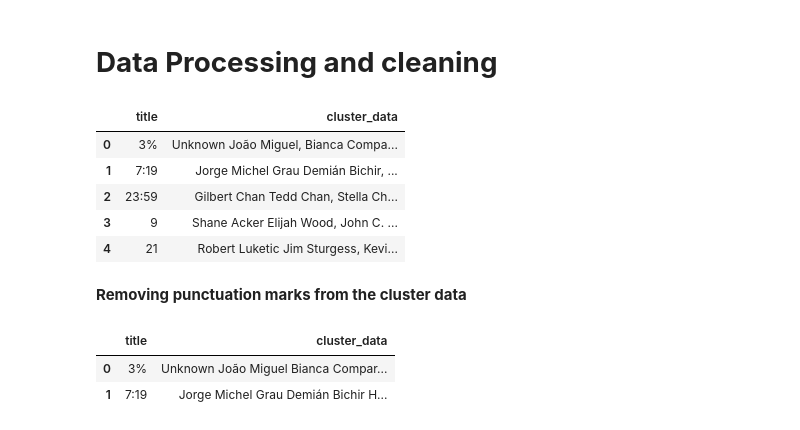
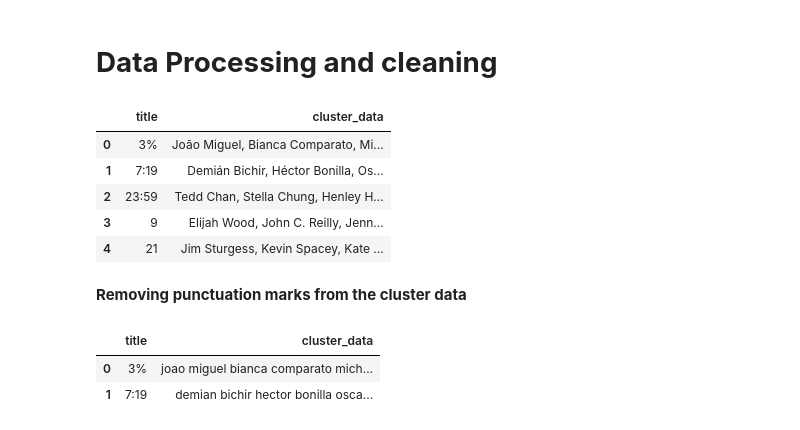
Before and after one commit to shubham-bhadouria/Netflix-Movies-and-TV-shows-clustering, a Jupyter notebook: Netflix_movies_and_TV_show_clustering.ipynb, the cells around one changed output. Cells and saved outputs as stored; diff of their text form; code cells hidden in the pictures.

Commit message:
removing punctuations, non-ascii and stop words

```diff
--- a/Netflix_movies_and_TV_show_clustering.ipynb
+++ b/Netflix_movies_and_TV_show_clustering.ipynb
@@ -572,19 +572,19 @@ In India,
 # %%
 # Creating a dataframe which will contain only text columns to create clusters.
 cluster_df = Netflix_df[['title']]
-cluster_df['cluster_data'] = (Netflix_df['director'] + ' ' +
-                                Netflix_df['cast'] +' ' +
+cluster_df['cluster_data'] = (Netflix_df['cast'] + ' ' +
+                                Netflix_df['director'] +' ' +
                                 Netflix_df['country'] +' ' +
                                 Netflix_df['listed_in'] +' ' +
                                 Netflix_df['description'])
 cluster_df.head()
 # %% [output]
 |  | title | cluster_data |
-| 0 | 3% | Unknown João Miguel, Bianca Compa... |
-| 1 | 7:19 | Jorge Michel Grau Demián Bichir, ... |
-| 2 | 23:59 | Gilbert Chan Tedd Chan, Stella Ch... |
-| 3 | 9 | Shane Acker Elijah Wood, John C. ... |
-| 4 | 21 | Robert Luketic Jim Sturgess, Kevi... |
+| 0 | 3% | João Miguel, Bianca Comparato, Mi... |
+| 1 | 7:19 | Demián Bichir, Héctor Bonilla, Os... |
+| 2 | 23:59 | Tedd Chan, Stella Chung, Henley H... |
+| 3 | 9 | Elijah Wood, John C. Reilly, Jenn... |
+| 4 | 21 | Jim Sturgess, Kevin Spacey, Kate ... |
 # %% [markdown]
 **Removing punctuation marks from the cluster data**
 # %%
@@ -596,9 +596,9 @@ def remove_punctuation(text):
     return text.translate(translator)
 
 # Removing punctuation marks
-cluster_df['cluster_data'] = cluster_df['cluster_data'].apply(remove_punctuation)
+cluster_df['cluster_data'] = cluster_df['cluster_data'].apply(remove_punctuation)       # removing the punctuations from cluster data
 cluster_df.head(2)           # dataset after removing punctuation marks from the cluster_data column
 # %% [output]
 |  | title | cluster_data |
-| 0 | 3% | Unknown João Miguel Bianca Compar... |
-| 1 | 7:19 | Jorge Michel Grau Demián Bichir H... |
+| 0 | 3% | joao miguel bianca comparato mich... |
+| 1 | 7:19 | demian bichir hector bonilla osca... |
```
Also changed, not shown: parts of 6 cells of this notebook.
